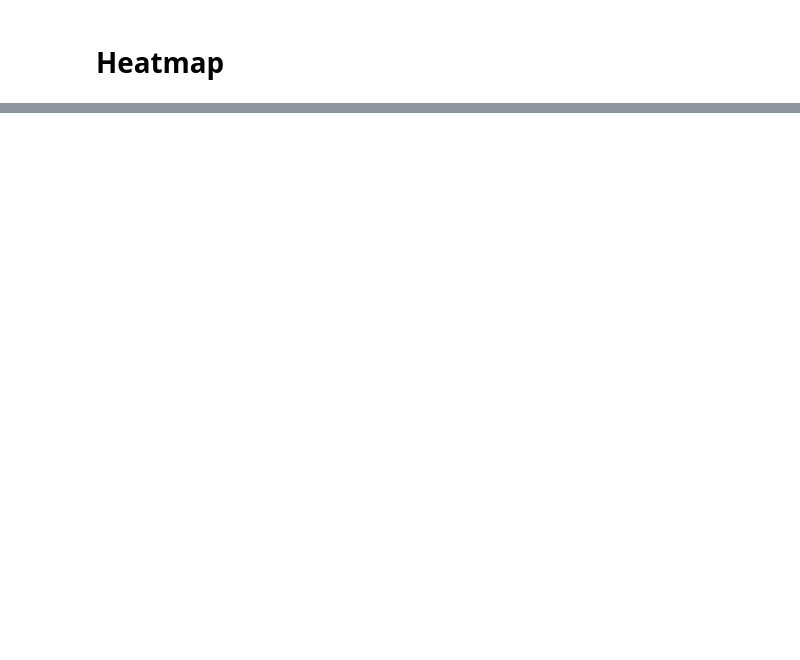
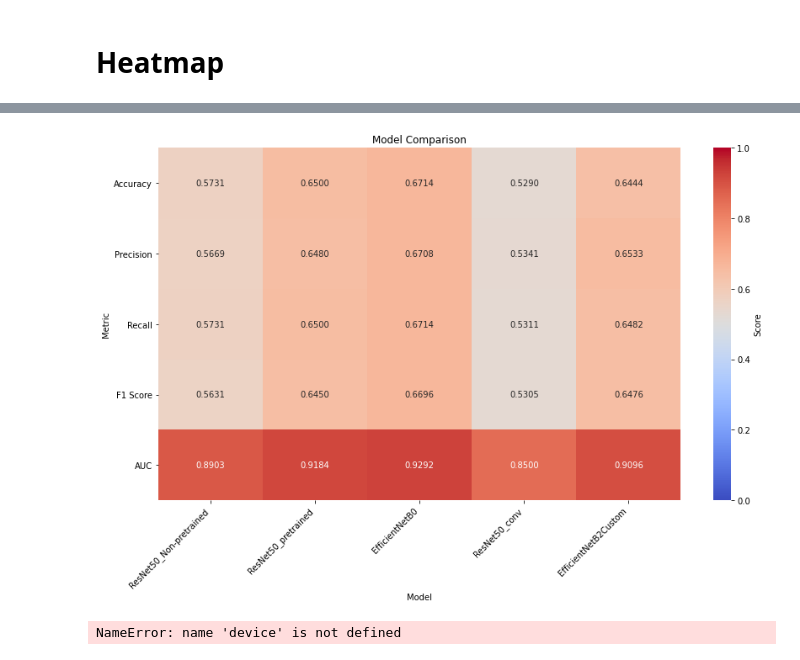
Before and after one commit to hjjang1360/Artificlass, a Jupyter notebook: real_use_code/performance.ipynb, the cells around one changed output, grey strips where cells are left out. Drawn from its saved outputs; the diff is of its cells as text; code cells hidden in the pictures; blank space fills up the shorter version.

```diff
--- a/real_use_code/performance.ipynb
+++ b/real_use_code/performance.ipynb
@@ -555,0 +1010,20 @@ Arguments other than a weight enum or `None` for 'weights' are deprecated. The c
+# %%
+df= pd.DataFrame(all_hyun)   # index=Metric, columns=Model
+plt.figure(figsize=(12,8))
+sns.heatmap(
+    df,
+    annot=True,
+    fmt='.4f',
+    cmap='coolwarm',
+    cbar_kws={'label':'Score'},
+    vmin=0.0, vmax=1.0
+)
+plt.title('Model Comparison')
+plt.xlabel('Model')    # x축: 모델
+plt.ylabel('Metric')   # y축: 지표
+plt.xticks(rotation=45, ha='right')  # 모델 이름 기울여서 보기
+plt.yticks(rotation=0)
+plt.tight_layout()
+plt.show()
+# %% [output]
+[figure, added]
@@ -555,0 +1140,19 @@ Arguments other than a weight enum or `None` for 'weights' are deprecated. The c
+# %%
+with torch.no_grad():
+        for imgs_b, lbls_b in val_loader:
+            imgs_b, lbls_b = imgs_b.to(device), lbls_b.to(device)
+            out = model(imgs_b)
+            l   = criterion(out, lbls_b)
+            val_loss += l.item() * lbls_b.size(0)
+            correct  += (out.argmax(1)==lbls_b).sum().item()
+            total_v  += lbls_b.size(0)
+        for imgs_c, lbls_c in test_loader:
+            imgs_c, lbls_c = imgs_c.to(device), lbls_c.to(device)
+            out = model(imgs_c)
+            correct_t += (out.argmax(1)==lbls_c).sum().item()
+            total_t   += lbls_c.size(0)
+    # val_loss /= total_v
+    # val_acc   = correct / total_v
+    # test_acc  = correct_t / total_t
+# %% [output]
+NameError: name 'device' is not defined
```
Also changed, not shown: parts of 21 cells of this notebook, 32 other files.
